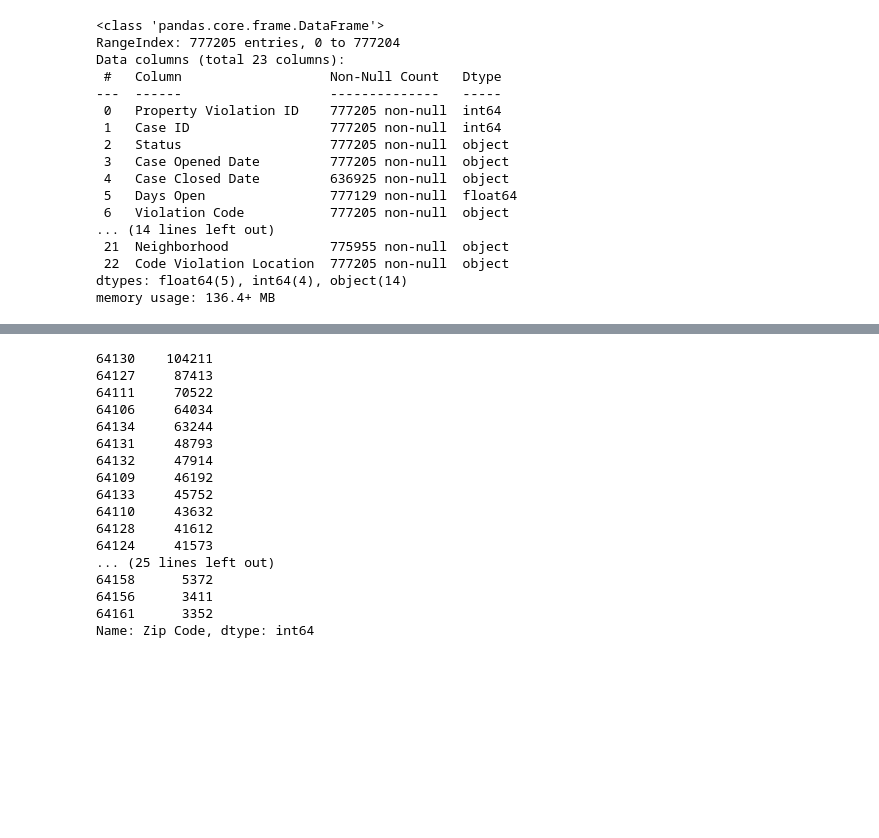
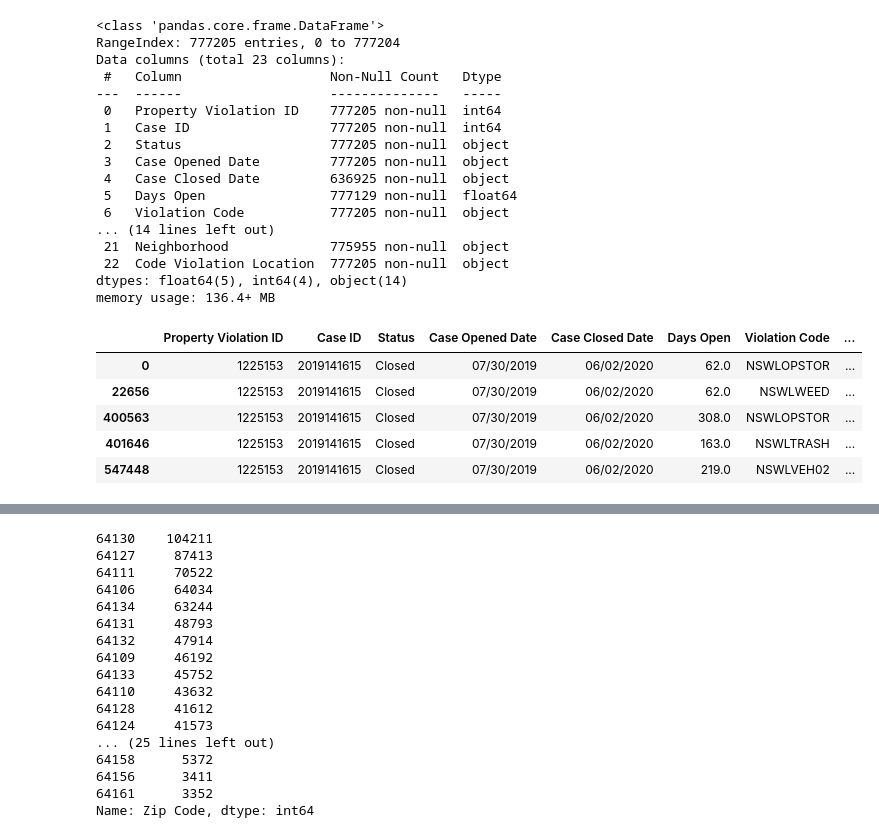
Before and after one commit to sjhaluck/KCMO-Property-and-Crime, a Jupyter notebook: KC_property_crime.ipynb, the cells around one changed output, grey strips where cells are left out. Saved outputs shown, nothing was run; the diff lists cells and outputs as text; code cells hidden in the pictures; blank space fills up the shorter version.

```diff
--- a/KC_property_crime.ipynb
+++ b/KC_property_crime.ipynb
@@ -254,3 +259,13 @@ Data columns (total 23 columns):
  22  Code Violation Location  777205 non-null  object
 dtypes: float64(5), int64(4), object(14)
 memory usage: 136.4+ MB
+# %%
+# explore a property with multiple violations to understand timeline
+violations[violations["Property Violation ID"] == 1225153].head()
+# %% [output]
+|  | Property Violation ID | Case ID | Status | Case Opened Date | Case Closed Date | Days Open | Violation Code | ... |
+| 0 | 1225153 | 2019141615 | Closed | 07/30/2019 | 06/02/2020 | 62.0 | NSWLOPSTOR | ... |
+| 22656 | 1225153 | 2019141615 | Closed | 07/30/2019 | 06/02/2020 | 62.0 | NSWLWEED | ... |
+| 400563 | 1225153 | 2019141615 | Closed | 07/30/2019 | 06/02/2020 | 308.0 | NSWLOPSTOR | ... |
+| 401646 | 1225153 | 2019141615 | Closed | 07/30/2019 | 06/02/2020 | 163.0 | NSWLTRASH | ... |
+| 547448 | 1225153 | 2019141615 | Closed | 07/30/2019 | 06/02/2020 | 219.0 | NSWLVEH02 | ... |
```
Also changed, not shown: parts of 32 cells of this notebook.
